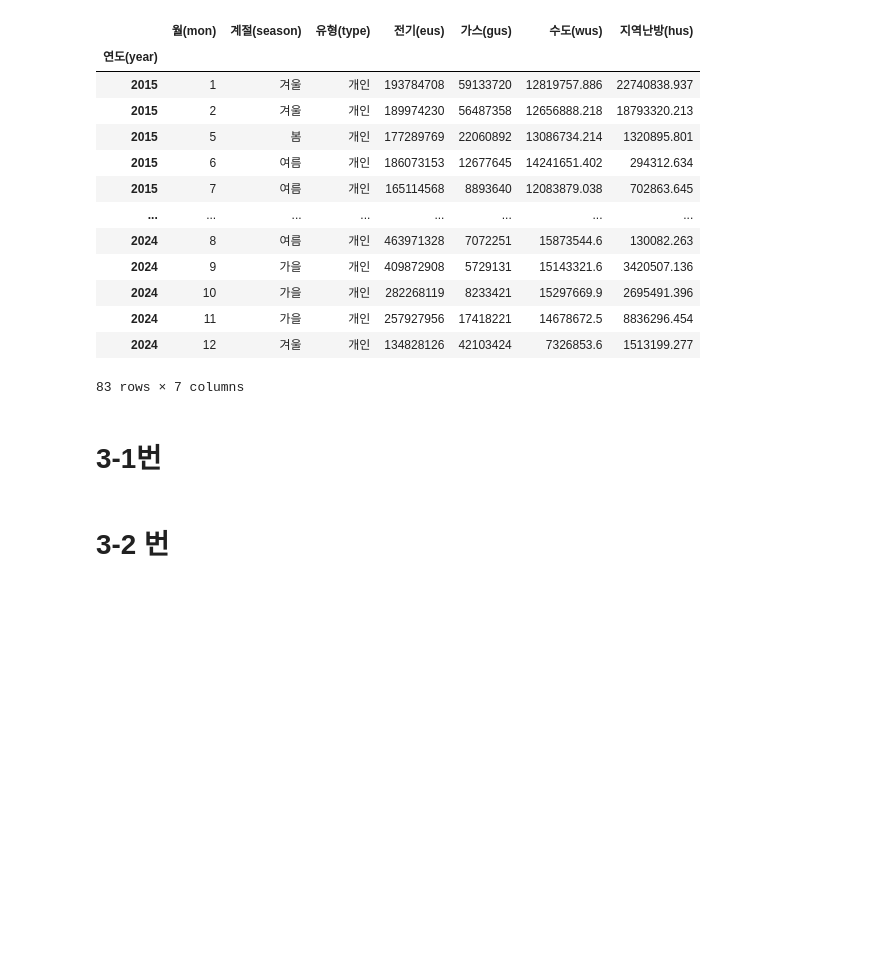
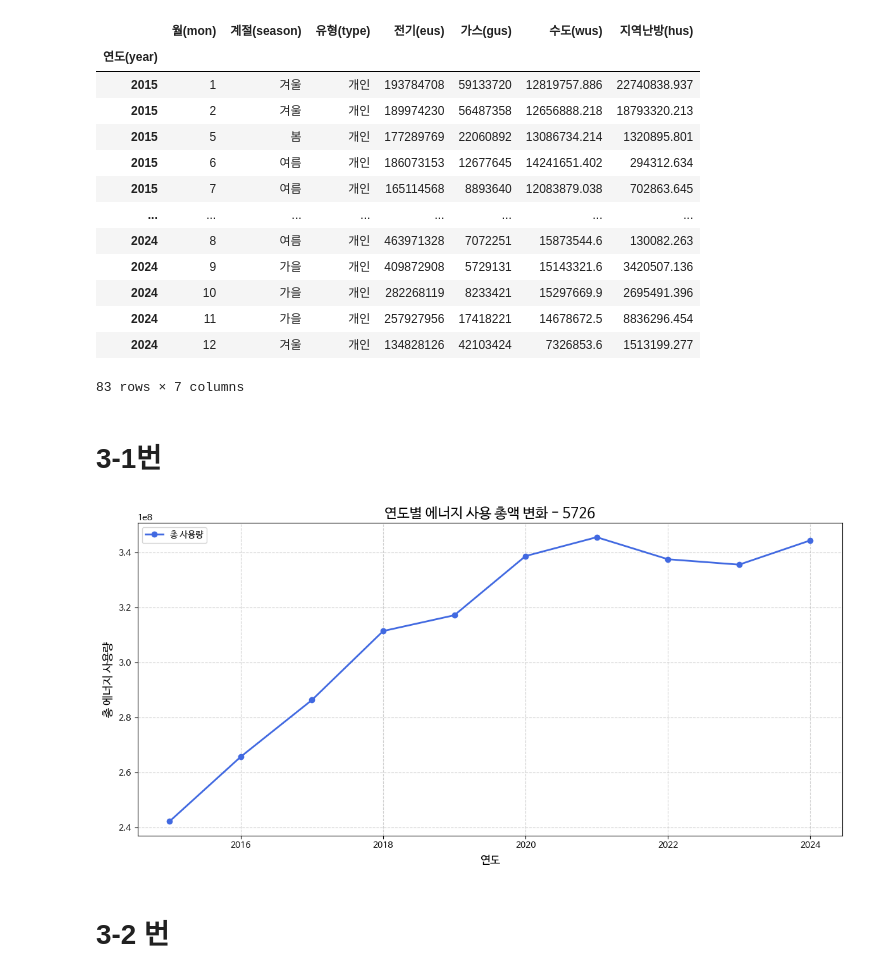
Before and after one commit to Elinasu001/Data-Analysis-with-Open-Source, a Jupyter notebook: 분석.ipynb, the cells around one changed output. Saved outputs shown, nothing was run; the diff lists cells and outputs as text; code cells hidden in the pictures; blank space fills up the shorter version.

```diff
--- a/분석.ipynb
+++ b/분석.ipynb
@@ -171,31 +189,45 @@ df.to_csv('energy_analysis.csv', encoding='utf-8', index=False)
 # %% [markdown]
 # 3-1번
 # %%
-import matplotlib.pyplot as plt
 import matplotlib.font_manager as fm
 
 # 에너지 사용량을 숫자형으로 변환
 cols_to_numeric = ['전기(eus)', '가스(gus)', '수도(wus)', '지역난방(hus)']
 for col in cols_to_numeric:
+    # 기존 코드와 동일하지만, 변환 불가한 값이 NaN이 되므로 이후 fillna 처리 필요
     df_renamed[col] = pd.to_numeric(df_renamed[col], errors='coerce')
 
-# 연도별 총 사용량 계산
+#  NaN 값이 있으면 0으로 대체 (안정성 보완)
+df_renamed[cols_to_numeric] = df_renamed[cols_to_numeric].fillna(0)
+
+# 연도별 총 사용량 계산 (전기 + 가스 + 수도 + 지역난방)
 df_renamed['총사용량(total_use)'] = df_renamed[cols_to_numeric].sum(axis=1)
 
-# 연도별로 평균값(12개월 합계 평균)을 계산
+# 연도별 평균값(12개월 합계 평균) 계산
 yearly_total = df_renamed.groupby(df_renamed.index)['총사용량(total_use)'].mean()
+
+#  데이터 타입/결측치 확인 (디버깅용)
+# print(yearly_total.head())       # 데이터 확인
+# print(df_renamed.isnull().sum()) # 결측치 검증
 
 # 그래프 시각화
 plt.figure(figsize=(12, 6))
-plt.plot(yearly_total.index, yearly_total.values, marker='o', linestyle='-', linewidth=2)
+plt.plot(yearly_total.index, yearly_total.values,
+         marker='o', linestyle='-', linewidth=2, color='royalblue', label='총 사용량')
 
 plt.title("연도별 에너지 사용 총액 변화 - 5726", fontsize=16)
 plt.xlabel("연도", fontsize=13)
 plt.ylabel("총 에너지 사용량", fontsize=13)
+
+# 그래프 보완: 격자선 + 범례 + 여백 조정
 plt.grid(True, linestyle='--', alpha=0.6)
+plt.legend(loc='upper left')
+plt.tight_layout()
 
 # 그래프 저장
 plt.savefig("energy_usage_trend_5726.png", dpi=300, bbox_inches='tight')
 plt.show()
+# %% [output]
+[figure, added]
 # %% [markdown]
 # 3-2 번
```
Also changed, not shown: parts of 3 cells of this notebook.
